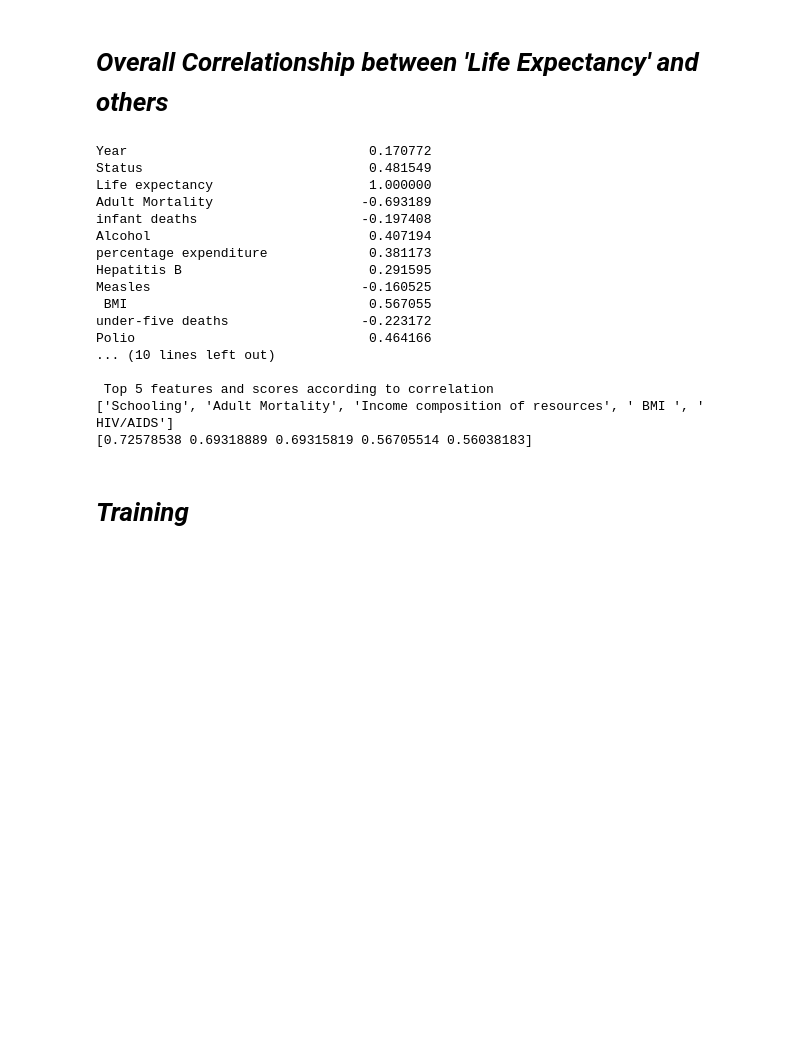
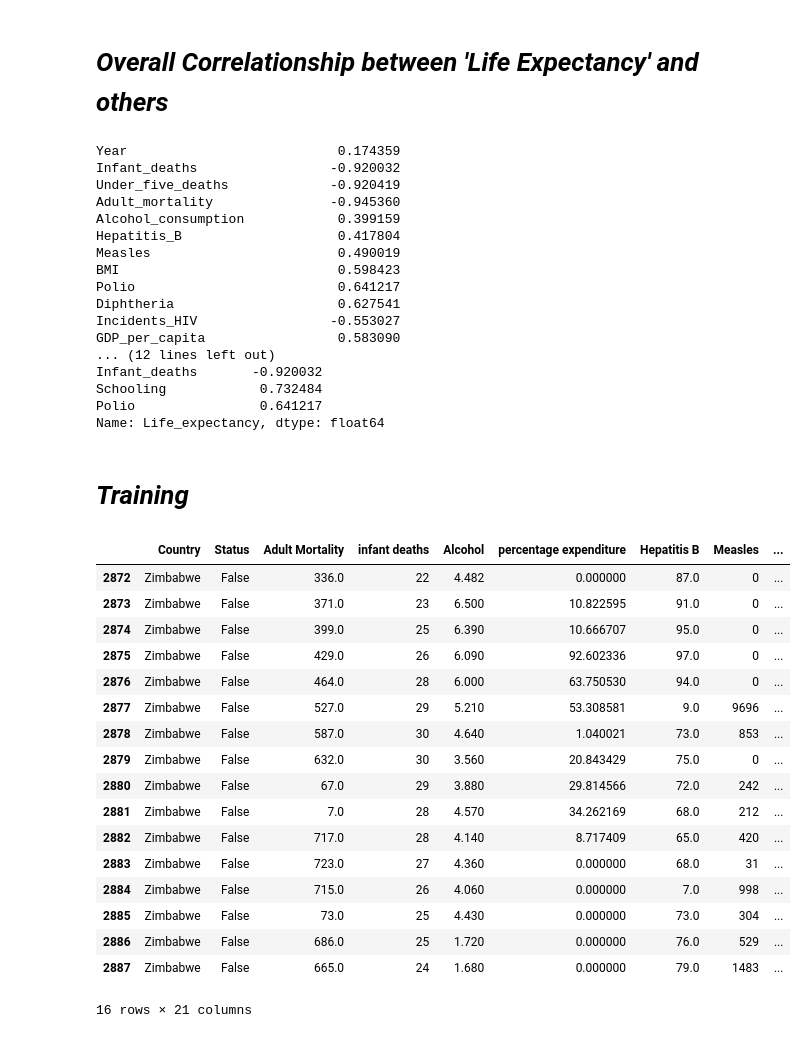
Before and after one commit to TeayounK/Vol3-Project, a Jupyter notebook: Life_Expectancy_Analysis.ipynb, the cells around one changed output. Cells and saved outputs as stored; diff of their text form; code cells hidden in the pictures; blank space fills up the shorter version.

```diff
--- a/Life_Expectancy_Analysis.ipynb
+++ b/Life_Expectancy_Analysis.ipynb
@@ -146,34 +84,72 @@ plt.show()
 # %% [markdown]
 # *Overall Correlationship between 'Life Expectancy' and others*
 # %%
-overall = Data.drop(["Country"], axis=1).corr()["Life expectancy "]
+overall = Data.drop(["Country","Region"], axis=1).corr()["Life_expectancy"]
 print(overall)
+overall_v = np.array(overall.values)
 overall_vals = np.array(abs(overall.values))
 overall_keys = np.array(overall.keys())
 temp_sort = np.sort(overall_vals)
 
-top_5_vals = temp_sort[-6:-1]
-top_5_keys = [overall_keys[np.where(overall_vals==ind)[0][0]] for ind in temp_sort[-6:-1]]
+# top_5_keys = [overall_keys[np.where(overall_vals==ind)[0][0]] for ind in temp_sort[-6:-1]]
+top_5_vals = overall[top_5_keys]
 print("\n", "Top 5 features and scores according to correlation")
-print(top_5_keys[::-1])
+# print(top_5_keys[::-1])
 print(top_5_vals[::-1])
 # %% [output]
-Year                               0.170772
-Status                             0.481549
-Life expectancy                    1.000000
-Adult Mortality                   -0.693189
-infant deaths                     -0.197408
-Alcohol                            0.407194
-percentage expenditure             0.381173
-Hepatitis B                        0.291595
-Measles                           -0.160525
- BMI                               0.567055
-under-five deaths                 -0.223172
-Polio                              0.464166
-... (10 lines left out)
-
- Top 5 features and scores according to correlation
-['Schooling', 'Adult Mortality', 'Income composition of resources', ' BMI ', ' HIV/AIDS']
-[0.72578538 0.69318889 0.69315819 0.56705514 0.56038183]
+Year                           0.174359
+Infant_deaths                 -0.920032
+Under_five_deaths             -0.920419
+Adult_mortality               -0.945360
+Alcohol_consumption            0.399159
+Hepatitis_B                    0.417804
+Measles                        0.490019
+BMI                            0.598423
+Polio                          0.641217
+Diphtheria                     0.627541
+Incidents_HIV                 -0.553027
+GDP_per_capita                 0.583090
+... (12 lines left out)
+Infant_deaths       -0.920032
+Schooling            0.732484
+Polio                0.641217
+Name: Life_expectancy, dtype: float64
 # %% [markdown]
 # ***Training***
+# %%
+# Add colume "LiveLong" as an indication showing the data has higher life expectancy than
+# the global average of life expectancy.
+mean_ = Data["Life expectancy "].mean()
+Data["LiveLong"] = Data["Life expectancy "].values > mean_
+
+y = Data["LiveLong"]
+X = Data.drop(["LiveLong","Life expectancy "], axis=1)
+
+# separate the train and the test datasets
+X_train, X_test, y_train_, y_test_ = train_test_split(X, y, test_size=0.1, random_state=42)
+# %%
+for cont in countries:
+    life_exp = Data[Data["Country"]==cont]["Life expectancy "].values
+    years = Data[Data["Country"]==cont]["Year"].values
+    # for each country
+    X = Data[Data["Country"]==cont].drop(["Life expectancy ","Year"], axis=1)
+X
+# %% [output]
+|  | Country | Status | Adult Mortality | infant deaths | Alcohol | percentage expenditure | Hepatitis B | Measles | ... |
+| 2872 | Zimbabwe | False | 336.0 | 22 | 4.482 | 0.000000 | 87.0 | 0 | ... |
+| 2873 | Zimbabwe | False | 371.0 | 23 | 6.500 | 10.822595 | 91.0 | 0 | ... |
+| 2874 | Zimbabwe | False | 399.0 | 25 | 6.390 | 10.666707 | 95.0 | 0 | ... |
+| 2875 | Zimbabwe | False | 429.0 | 26 | 6.090 | 92.602336 | 97.0 | 0 | ... |
+| 2876 | Zimbabwe | False | 464.0 | 28 | 6.000 | 63.750530 | 94.0 | 0 | ... |
+| 2877 | Zimbabwe | False | 527.0 | 29 | 5.210 | 53.308581 | 9.0 | 9696 | ... |
+| 2878 | Zimbabwe | False | 587.0 | 30 | 4.640 | 1.040021 | 73.0 | 853 | ... |
+| 2879 | Zimbabwe | False | 632.0 | 30 | 3.560 | 20.843429 | 75.0 | 0 | ... |
+| 2880 | Zimbabwe | False | 67.0 | 29 | 3.880 | 29.814566 | 72.0 | 242 | ... |
+| 2881 | Zimbabwe | False | 7.0 | 28 | 4.570 | 34.262169 | 68.0 | 212 | ... |
+| 2882 | Zimbabwe | False | 717.0 | 28 | 4.140 | 8.717409 | 65.0 | 420 | ... |
+| 2883 | Zimbabwe | False | 723.0 | 27 | 4.360 | 0.000000 | 68.0 | 31 | ... |
+| 2884 | Zimbabwe | False | 715.0 | 26 | 4.060 | 0.000000 | 7.0 | 998 | ... |
+| 2885 | Zimbabwe | False | 73.0 | 25 | 4.430 | 0.000000 | 73.0 | 304 | ... |
+| 2886 | Zimbabwe | False | 686.0 | 25 | 1.720 | 0.000000 | 76.0 | 529 | ... |
+| 2887 | Zimbabwe | False | 665.0 | 24 | 1.680 | 0.000000 | 79.0 | 1483 | ... |
+16 rows × 21 columns
```
Also changed, not shown: parts of 29 cells of this notebook.
